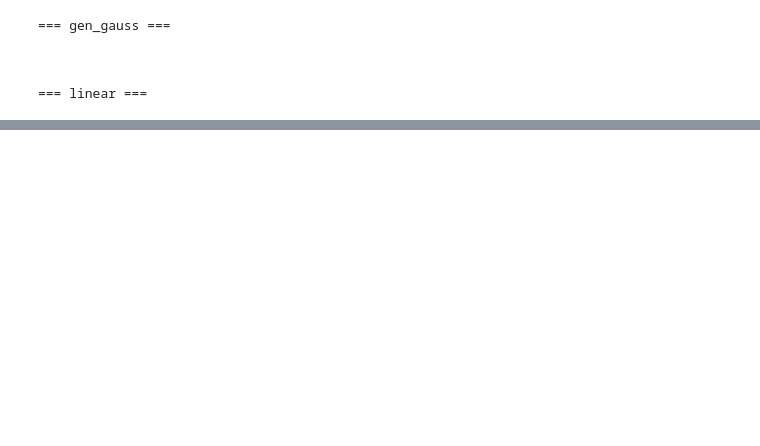
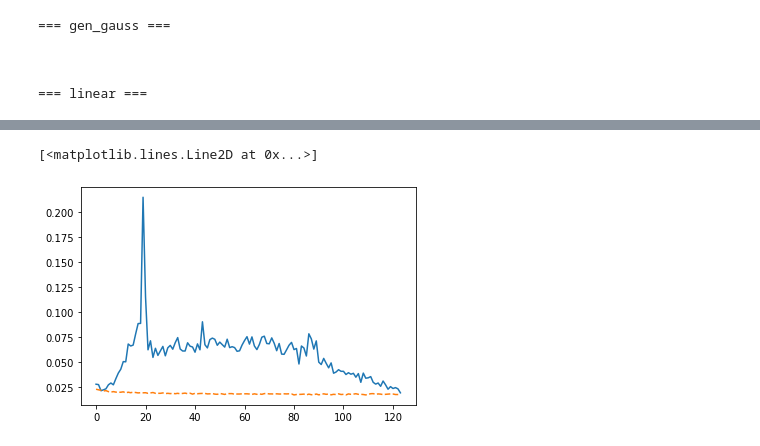
Before and after one commit to zalandoresearch/JaxRK, a Jupyter notebook: examples/Process_kernels_experiments.ipynb, the cells around one changed output, grey strips where cells are left out. Cells and saved outputs as stored; diff of their text form; code cells hidden in the pictures; blank space fills up the shorter version.

```diff
--- a/examples/Process_kernels_experiments.ipynb
+++ b/examples/Process_kernels_experiments.ipynb
@@ -189,0 +199,8 @@ pl.plot(s, "--")
+# %%
+s = RolloutSp(O, inp_test, 1, idx_ro = RolloutIdx(x[201], example=x)).rollout(144-n)
+
+pl.plot(test_out.squeeze())
+pl.plot(s[1], "--")
+# %% [output]
+[<matplotlib.lines.Line2D at 0x...>]
+[figure, added]
```
Also changed, not shown: parts of 10 cells of this notebook, 5 other files.
